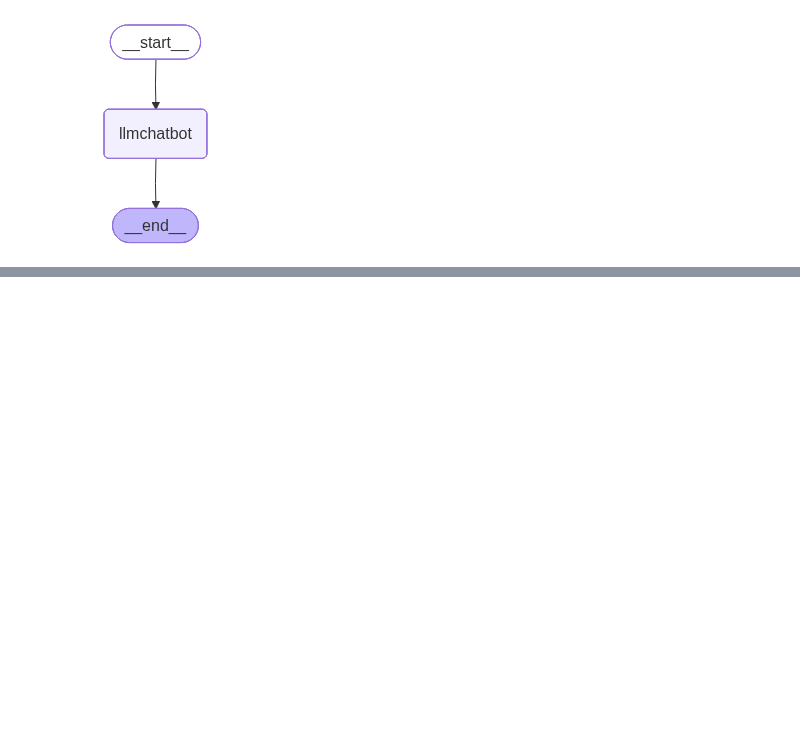
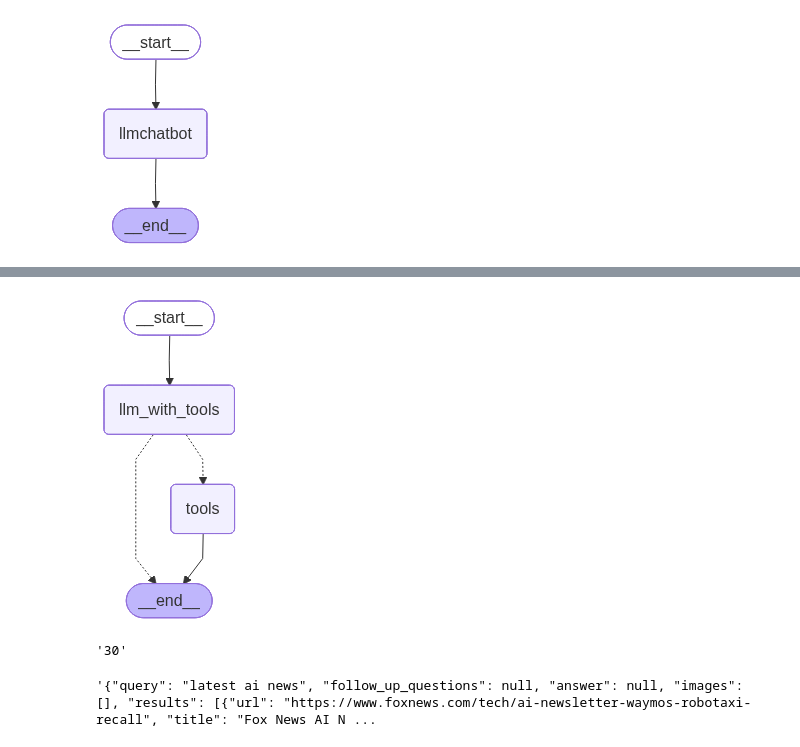
Before and after one commit to Kaushik-FSD/langgraph-fundamentals, a Jupyter notebook: 01-BasicChatbot/1-basicchatbot.ipynb, the cells around one changed output, grey strips where cells are left out. Drawn from its saved outputs; the diff is of its cells as text; code cells hidden in the pictures; blank space fills up the shorter version.

Commit message:
added tool calling graph and calling

```diff
--- a/01-BasicChatbot/1-basicchatbot.ipynb
+++ b/01-BasicChatbot/1-basicchatbot.ipynb
@@ -125,4 +125,35 @@ llm_with_tools = llm.bind_tools(tools)
 # %%
 # state graph with tools
 # from langgraph.graph import StateGraph, START, END
 from langgraph.prebuilt import ToolNode
+from langgraph.prebuilt import tools_condition
+
+
+# tool_calling_llm node defination
+def tool_calling_llm(state:State):
+    # here we are passing the state["messages"] to the llm_with_tools and getting the response. So we are passing the messages to the llm_with_tools and getting the response.
+    llm_message = llm_with_tools.invoke(state["messages"])
+    # here we are returning the response from the llm_with_tools and updating the state with the new response. Aka appending the new response to the messages list in the state.
+    return {"messages": [llm_message]}
+
+# tools node
+builder = StateGraph(State)
+builder.add_node("llm_with_tools", tool_calling_llm) # creating a node and we are saying that this node is a tool calling llm node and it will invoke the llm_with_tools that we have defined above. So when we will invoke this node, it will invoke the llm_with_tools that we have defined above.
+builder.add_node("tools", ToolNode(tools)) # creating a tool node and we are saying that this node is a tool node and it will have the tools that we have defined above. So when we will invoke this node, it will invoke the tools that we have defined above.
+
+builder.add_edge(START, "llm_with_tools")
+builder.add_conditional_edges(
+    "llm_with_tools",
+    # If the latest message (result) from assistant is a tool call -> tools_condition routes to tools
+    # If the latest message (result) from assistant is a not a tool call -> tools_condition routes to END
+    tools_condition
+)
+builder.add_edge("tools",END)
+
+## compile the graph
+graph=builder.compile()
+
+from IPython.display import Image, display
+display(Image(graph.get_graph().draw_mermaid_png()))
+# %% [output]
+[figure, added]
@@ -128,0 +193,5 @@ from langgraph.prebuilt import ToolNode
+# %%
+# response
+response['messages'][-1].content
+# %% [output]
+'30'
@@ -128,0 +200,5 @@ from langgraph.prebuilt import ToolNode
+# %%
+# response_news
+response_news['messages'][-1].content
+# %% [output]
+'{"query": "latest ai news", "follow_up_questions": null, "answer": null, "images": [], "results": [{"url": "https://www.foxnews.com/tech/ai-newsletter-waymos-robotaxi-recall", "title": "Fox News AI N ...
```
Also changed, not shown: parts of 12 cells of this notebook.
